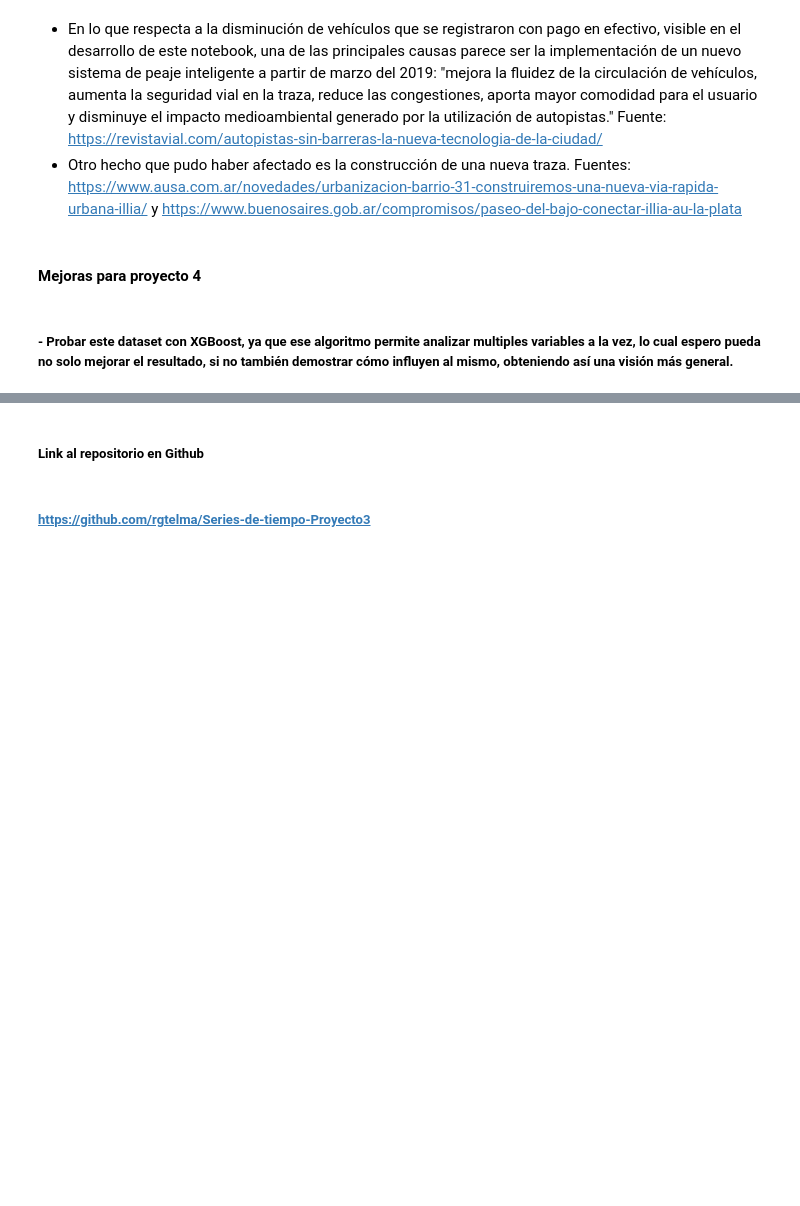
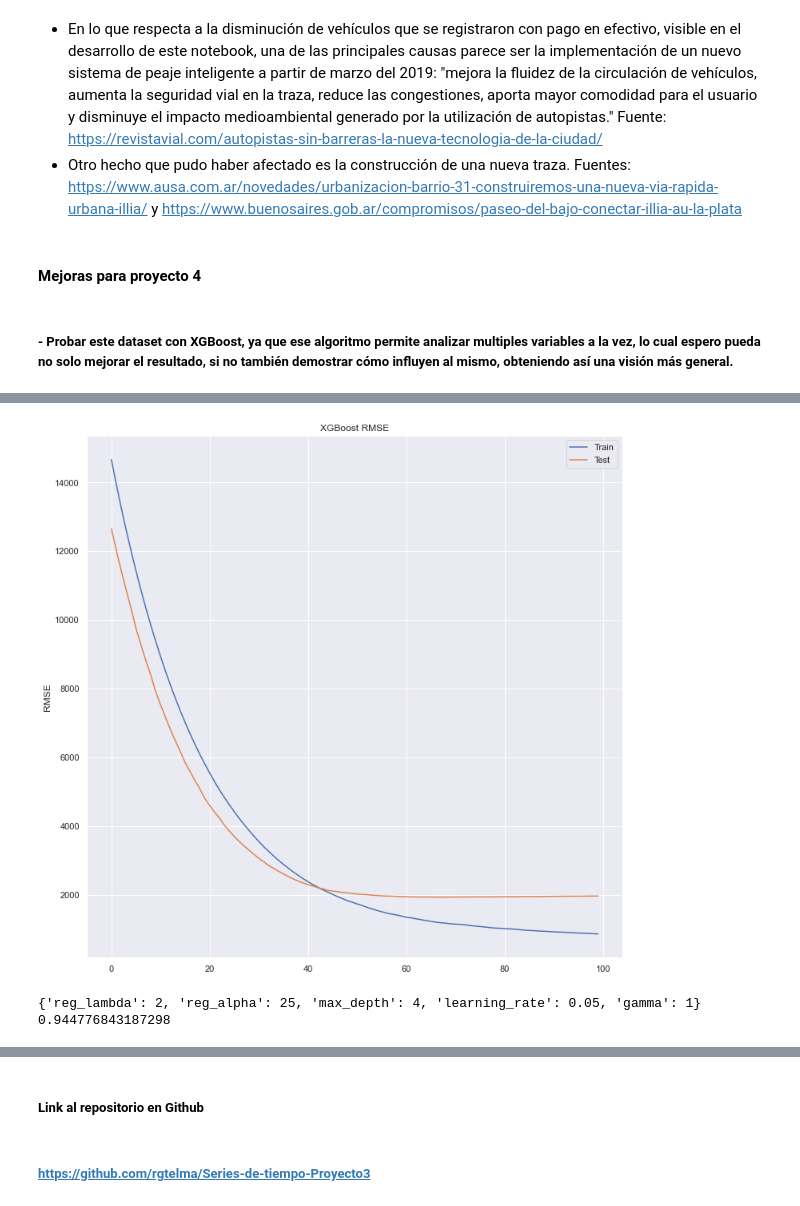
Before and after one commit to rgtelma/Series-de-tiempo-Proyecto3-, a Jupyter notebook: DS- Proyecto3 Series de tiempo.ipynb, the cells around one changed output, grey strips where cells are left out. Drawn from its saved outputs; the diff is of its cells as text; code cells hidden in the pictures; blank space fills up the shorter version.

Commit message:
Proyecto 4
Se agrega al proyecto 3 un modelo de XGboost

```diff
--- a/DS- Proyecto3 Series de tiempo.ipynb
+++ b/DS- Proyecto3 Series de tiempo.ipynb
@@ -981,0 +1294,9 @@ Porcentaje de error: 20.072732988868424
+# %%
+params = {
+    'booster': 'gbtree',
+    'objective': 'reg:squarederror', # regression task
+    'subsample': 0.8, # 80% of data to grow trees and prevent overfitting
+    'colsample_bytree': 0.85, # 85% of features used
+    'eta': 0.1,
+    'max_depth': 10,
+    'seed': 42} # for reproducible results
@@ -981,0 +1314,10 @@ Porcentaje de error: 20.072732988868424
+# %%
+# XGB con xgboost library
+
+dtrain = xgb.DMatrix(data= X_train, label= y_train)
+dtest = xgb.DMatrix(data= X_test, label= y_test)
+
+watchlist = [(dtrain, 'train'), (dtest, 'test')]
+
+xgb_model = xgb.train(params, dtrain, 300, evals = watchlist,
+                      early_stopping_rounds = 50, feval = rmspe_xg, verbose_eval = True)
@@ -981,0 +1347,13 @@ Porcentaje de error: 20.072732988868424
+# %%
+params_sk = {'max_depth': 10,
+            'n_estimators': 100, # the same as num_rounds in xgboost
+            'objective': 'reg:squarederror',
+            'subsample': 0.8,
+            'colsample_bytree': 0.85,
+            'learning_rate': 0.05,
+            'seed': 42}
+
+skrg = xgb.XGBRegressor(**params_sk)
+
+skrg.fit(X_train, y_train,eval_set=[(X_train, y_train),
+                    (X_test, y_test)])
@@ -981,0 +1387,15 @@ Porcentaje de error: 20.072732988868424
+# %%
+# vemos las métricas
+results = skrg.evals_result()
+epochs = len(results['validation_0']['rmse'])
+x_axis = range(0, epochs)
+
+fig, ax = plt.subplots()
+ax.plot(x_axis, results['validation_0']['rmse'], label='Train')
+ax.plot(x_axis, results['validation_1']['rmse'], label='Test')
+ax.legend()
+plt.ylabel('RMSE')
+plt.title('XGBoost RMSE')
+plt.show()
+# %% [output]
+[figure, added]
@@ -981,0 +1406,18 @@ Porcentaje de error: 20.072732988868424
+# %%
+# import scipy.stats as st
+params_grid = {
+    'learning_rate': [0.1, 0.07,0.05],
+    'max_depth': [10,7,4],
+    'gamma': [0.8,1],
+    'reg_alpha': [22,25],
+    'reg_lambda': [1,2]
+}
+
+search_sk = RandomizedSearchCV(skrg, params_grid, cv = 2) # 5 fold cross validation
+search_sk.fit(X_train, y_train)
+
+# best parameters
+print(search_sk.best_params_); print(search_sk.best_score_)
+# %% [output]
+{'reg_lambda': 2, 'reg_alpha': 25, 'max_depth': 4, 'learning_rate': 0.05, 'gamma': 1}
+0.944776843187298
```
Also changed, not shown: parts of 62 cells of this notebook.
